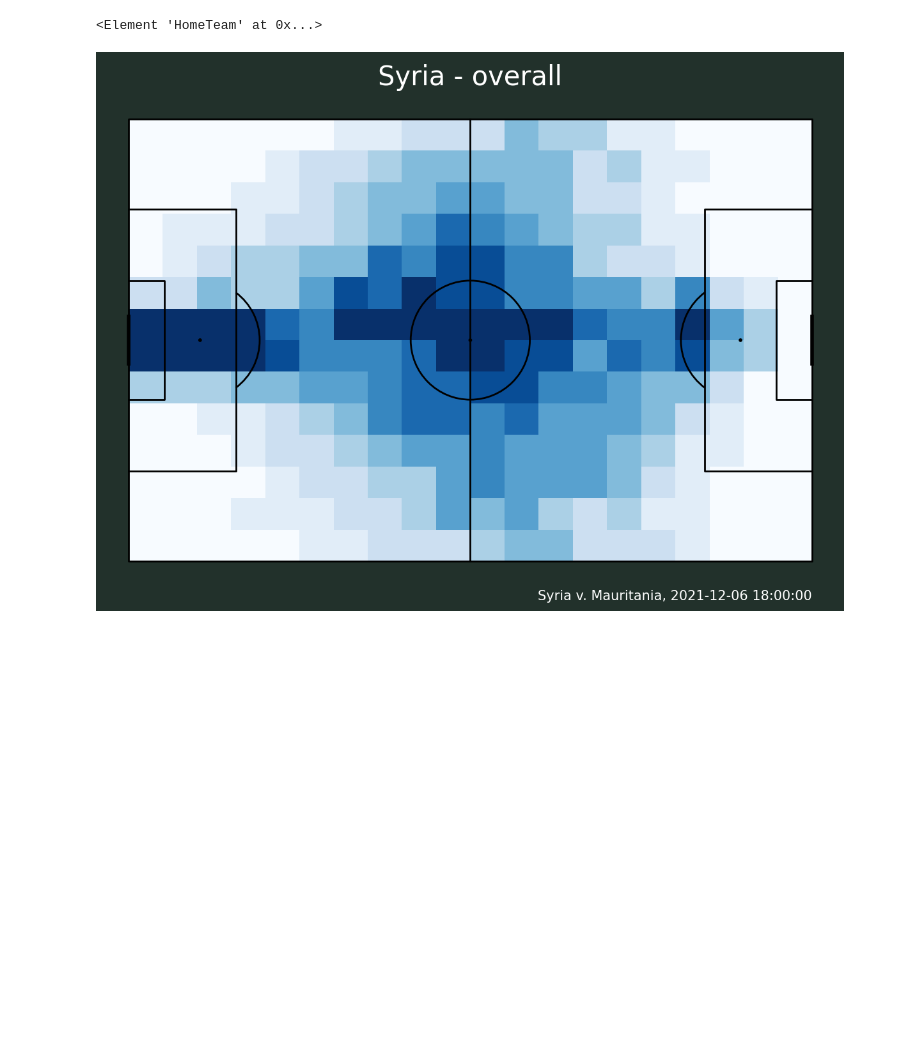
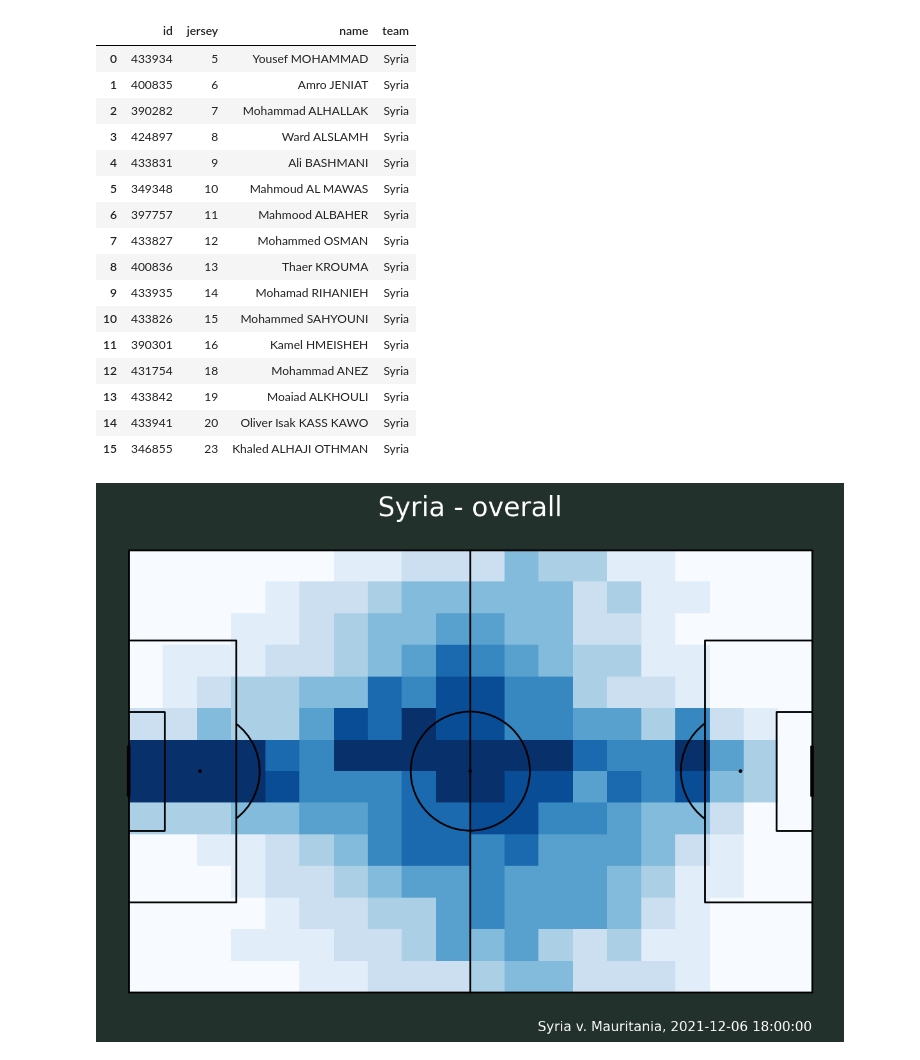
Before and after one commit to lucacazzanti/tfutils, a Jupyter notebook: notebooks/test_tfutils.ipynb, the cells around one changed output. Saved outputs shown, nothing was run; the diff lists cells and outputs as text; code cells hidden in the pictures; blank space fills up the shorter version.

```diff
--- a/notebooks/test_tfutils.ipynb
+++ b/notebooks/test_tfutils.ipynb
@@ -20,9 +22,25 @@ Match date: 2021-12-06 18:00:00
 Match ID: 129650
 Match duration: 98.614 minutes
 # %%
-source.get_team('home')
+source.get_team_players('home')
 # %% [output]
-<Element 'HomeTeam' at 0x...>
+|  | id | jersey | name | team |
+| 0 | 433934 | 5 | Yousef MOHAMMAD | Syria |
+| 1 | 400835 | 6 | Amro JENIAT | Syria |
+| 2 | 390282 | 7 | Mohammad ALHALLAK | Syria |
+| 3 | 424897 | 8 | Ward ALSLAMH | Syria |
+| 4 | 433831 | 9 | Ali BASHMANI | Syria |
+| 5 | 349348 | 10 | Mahmoud AL MAWAS | Syria |
+| 6 | 397757 | 11 | Mahmood ALBAHER | Syria |
+| 7 | 433827 | 12 | Mohammed OSMAN | Syria |
+| 8 | 400836 | 13 | Thaer KROUMA | Syria |
+| 9 | 433935 | 14 | Mohamad RIHANIEH | Syria |
+| 10 | 433826 | 15 | Mohammed SAHYOUNI | Syria |
+| 11 | 390301 | 16 | Kamel HMEISHEH | Syria |
+| 12 | 431754 | 18 | Mohammad ANEZ | Syria |
+| 13 | 433842 | 19 | Moaiad ALKHOULI | Syria |
+| 14 | 433941 | 20 | Oliver Isak KASS KAWO | Syria |
+| 15 | 346855 | 23 | Khaled ALHAJI OTHMAN | Syria |
 # %%
 params = source.team_heatmap('home')
 # %% [output]
```
Also changed, not shown: parts of 6 cells of this notebook, 1 other file.
